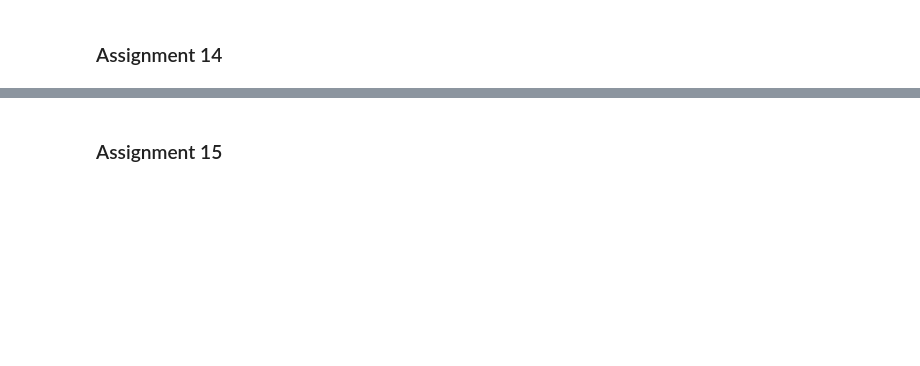
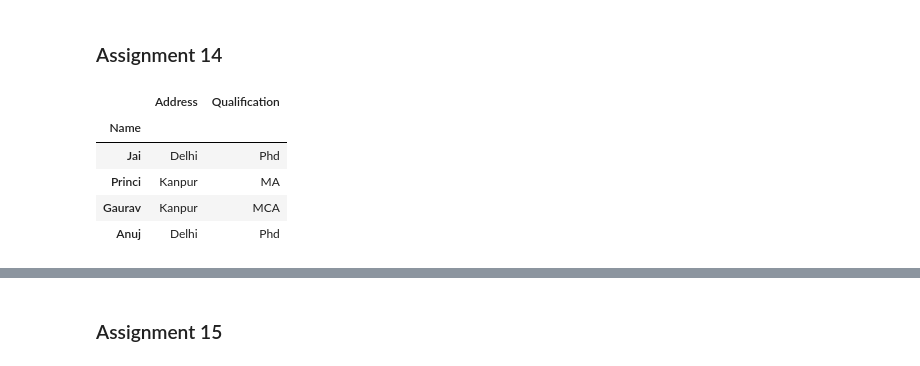
Before and after one commit to seanjerome/Python_Excel_Automation, a Jupyter notebook: Draft_20230202_Python_Basics_Module_1.ipynb, the cells around one changed output, grey strips where cells are left out. Cells and saved outputs as stored; diff of their text form; code cells hidden in the pictures; blank space fills up the shorter version.

```diff
--- a/Draft_20230202_Python_Basics_Module_1.ipynb
+++ b/Draft_20230202_Python_Basics_Module_1.ipynb
@@ -1724,7 +1952,15 @@ df1.loc['Jai':'Anuj', 'Qualification']
 # %%
 # return the Qualification and Address for 'Jai' , 'Anuj', 'Gaurav' with .loc
 
 # your code here ...
+df1.loc['Jai':'Anuj', ['Address','Qualification']]
+# %% [output]
+|  | Address | Qualification |
+| Name |  |  |
+| Jai | Delhi | Phd |
+| Princi | Kanpur | MA |
+| Gaurav | Kanpur | MCA |
+| Anuj | Delhi | Phd |
 # %%
 #@title Display Solution 14
 
```
Also changed, not shown: parts of 75 cells of this notebook.
